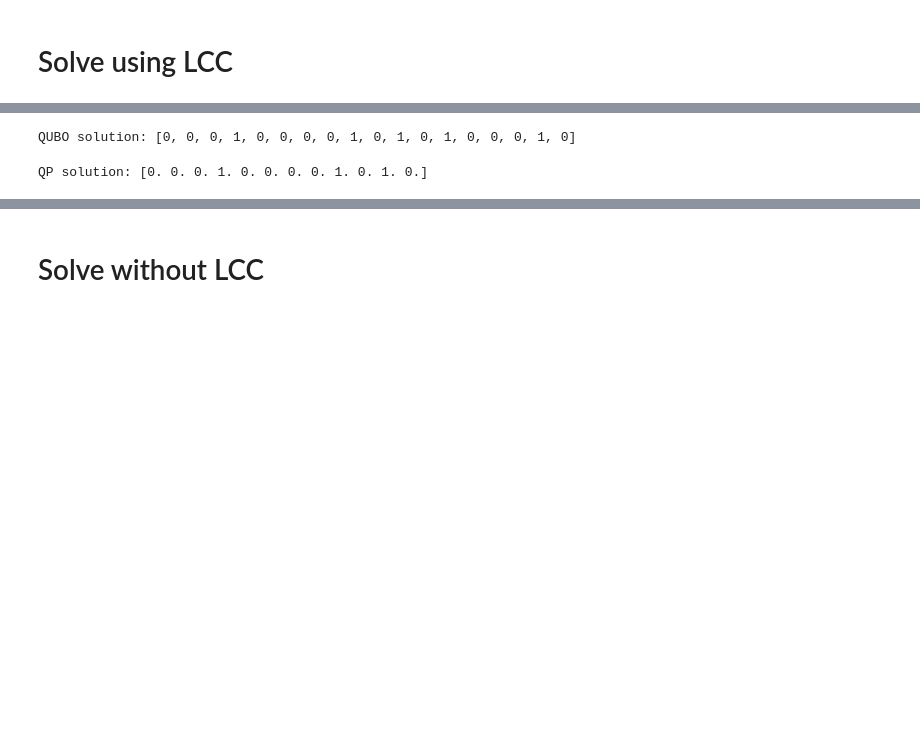
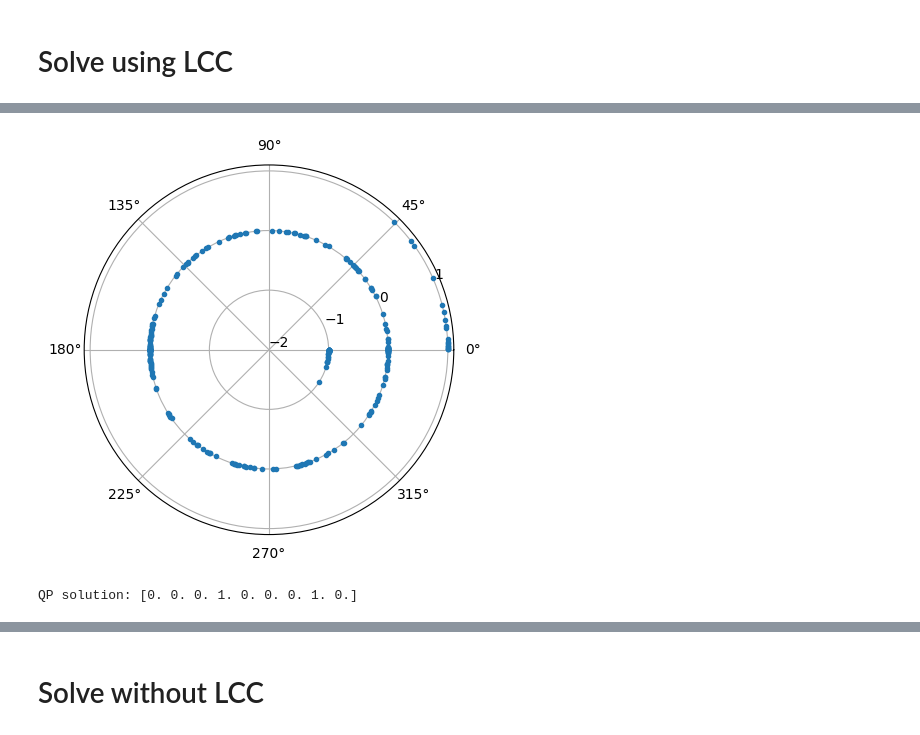
Before and after one commit to xenoicwyce/lcc, a Jupyter notebook: test_lcc.ipynb, the cells around one changed output, grey strips where cells are left out. Saved outputs shown, nothing was run; the diff lists cells and outputs as text; code cells hidden in the pictures; blank space fills up the shorter version.

```diff
--- a/test_lcc.ipynb
+++ b/test_lcc.ipynb
@@ -181,19 +409,30 @@ Optimal params: [ 3.14159308e+00  4.22153095e+00  3.14159312e+00  1.70606676e+00
+# %%
+two_pi = 2 * np.pi
+theta = result.x % two_pi
+r = result.x // two_pi
+
+fig, ax = plt.subplots(subplot_kw={'projection': 'polar'})
+ax.plot(theta, r, '.')
+# ax.set_rmax(2)
+ax.set_rticks([-2, -1, 0, 1])  # Less radial ticks
+# ax.set_rlabel_position(-22.5)  # Move radial labels away from plotted line
+ax.grid(True)
+
+# ax.set_title("A line plot on a polar axis", va='bottom')
+plt.show()
+# %% [output]
+[figure, added]
 # %%
 # def obj_func(params):
 #     return solver.compute_energy(params)
 
 # result = minimize(obj_func, initial_params, method='cobyla')
 # result
-# %%
-qubo_solution = solver.sample_most_likely()
-print('QUBO solution:', qubo_solution)
-# %% [output]
-QUBO solution: [0, 0, 0, 1, 0, 0, 0, 0, 1, 0, 1, 0, 1, 0, 0, 0, 1, 0]
 # %%
-qp_solution = conv.interpret(qubo_solution)
+qp_solution = solver.get_qp_solution()
 print('QP solution:', qp_solution)
 # %% [output]
-QP solution: [0. 0. 0. 1. 0. 0. 0. 0. 1. 0. 1. 0.]
+QP solution: [0. 0. 0. 1. 0. 0. 0. 1. 0.]
 # %%
 qp.objective.evaluate(qp_solution)
 # %% [output]
```
Also changed, not shown: parts of 30 cells of this notebook, 33 other files.
